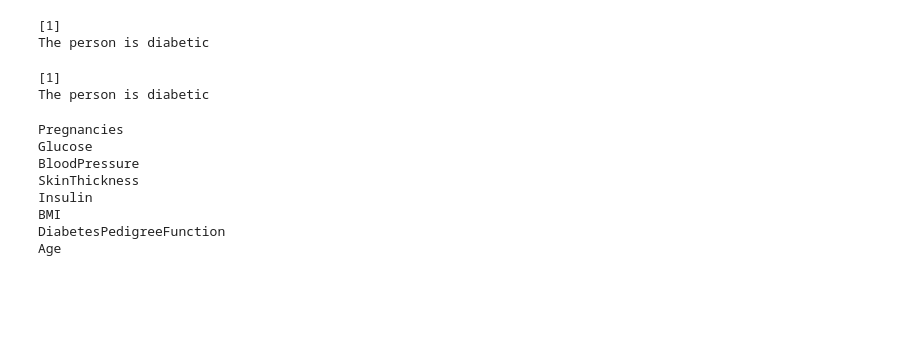
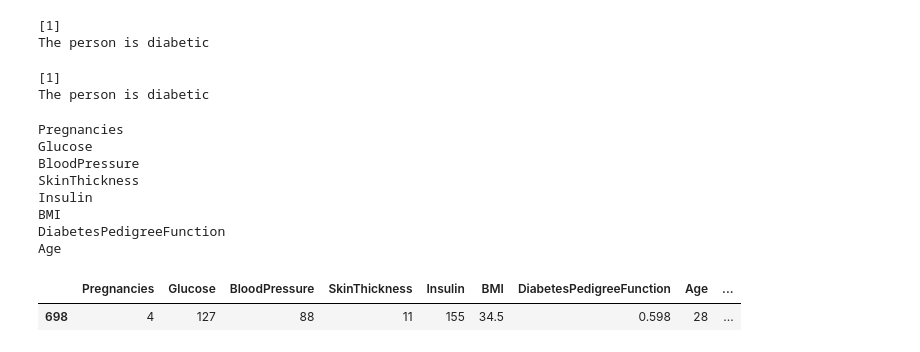
Before and after one commit to kinnu2618/multiple-disease-prediction, a Jupyter notebook: training/diabetes_training.ipynb, the cells around one changed output. Cells and saved outputs as stored; diff of their text form; code cells hidden in the pictures; blank space fills up the shorter version.

```diff
--- a/training/diabetes_training.ipynb
+++ b/training/diabetes_training.ipynb
@@ -171,3 +171,8 @@ Insulin
 BMI
 DiabetesPedigreeFunction
 Age
+# %%
+diabetes_dataset.sample()
+# %% [output]
+|  | Pregnancies | Glucose | BloodPressure | SkinThickness | Insulin | BMI | DiabetesPedigreeFunction | Age | ... |
+| 698 | 4 | 127 | 88 | 11 | 155 | 34.5 | 0.598 | 28 | ... |
```
Also changed, not shown: 1 other file.
